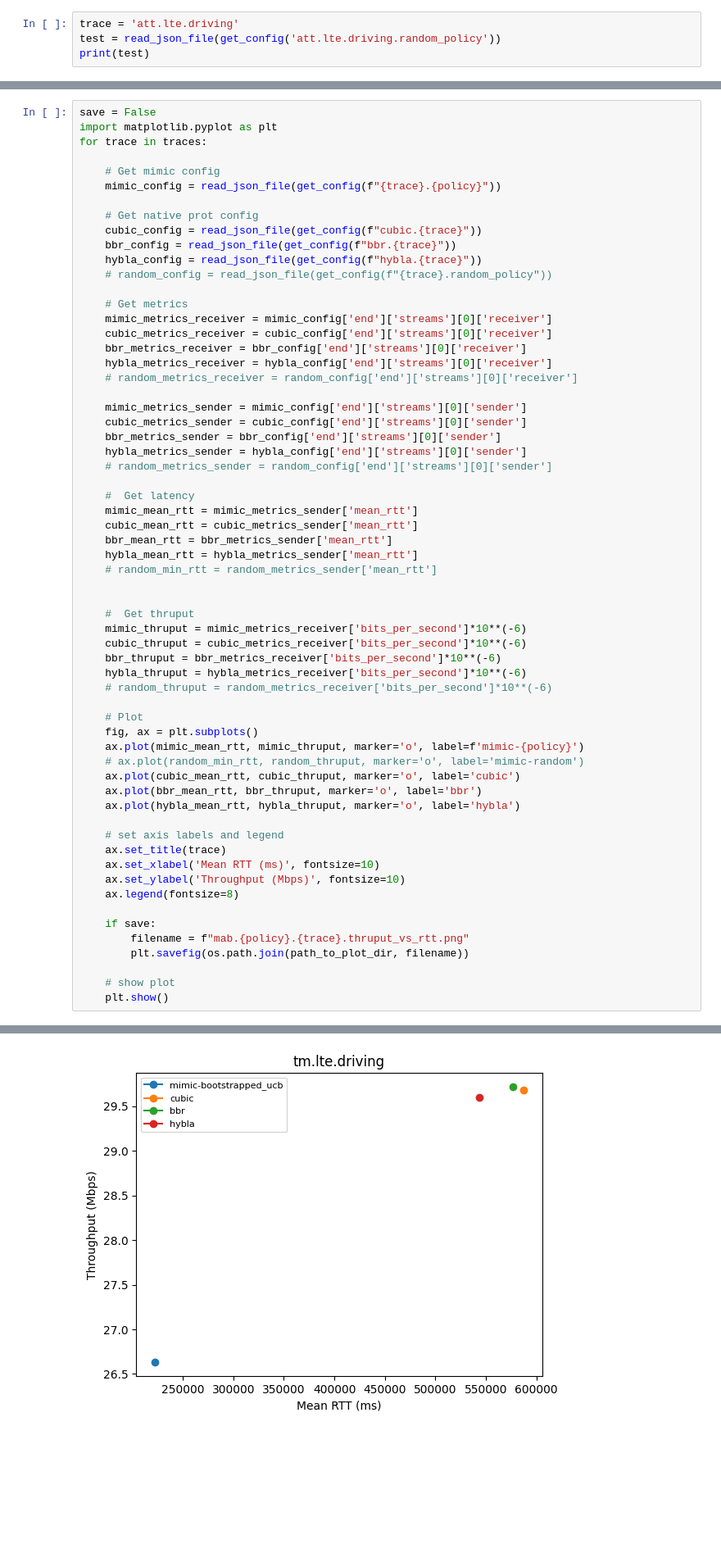
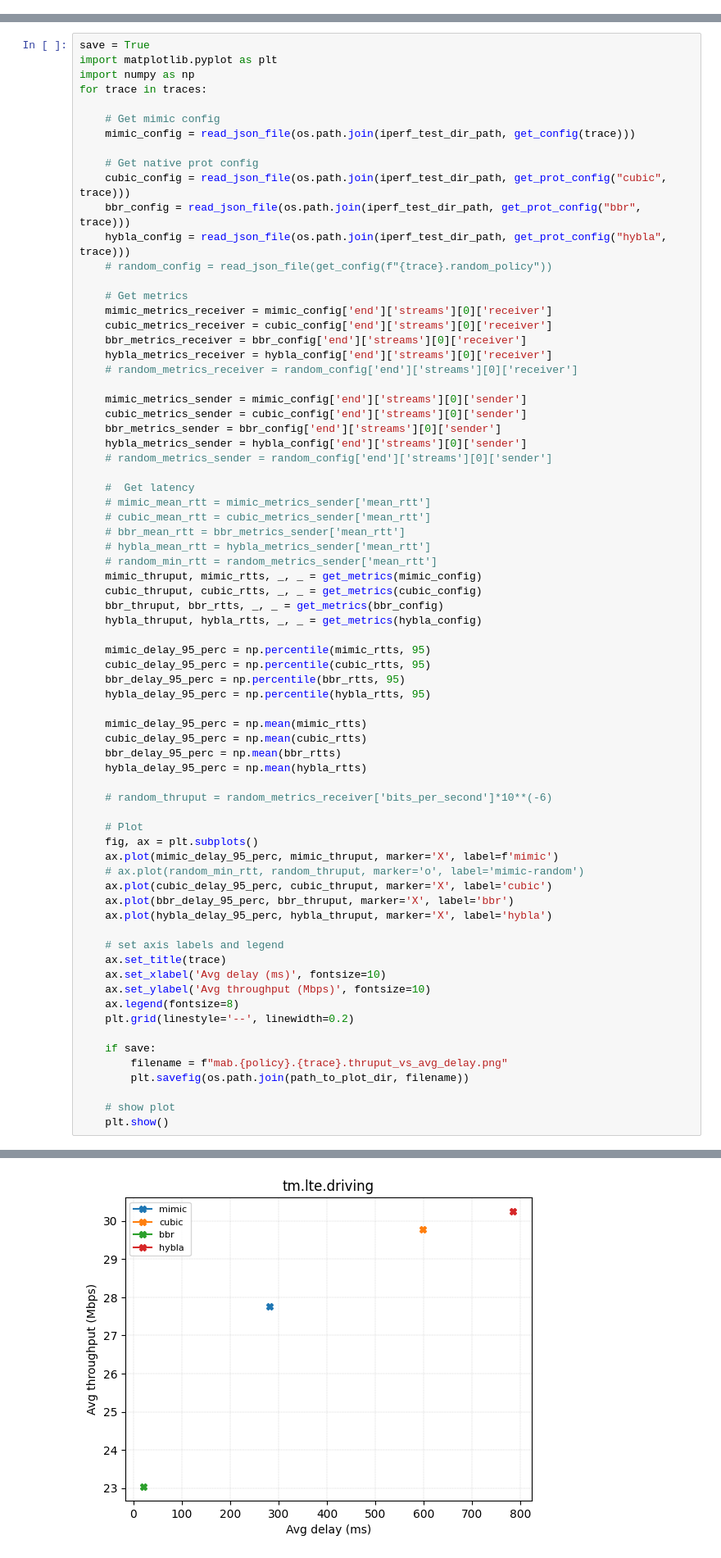
Before and after one commit to lorepap/mutant, a Jupyter notebook: analysis/notebook/mab_latency_vs_thruput.ipynb, the cells around one changed output, grey strips where cells are left out. Shown: that part at 82% size. Saved outputs shown, nothing was run; the diff lists cells and outputs as text; blank space fills up the shorter version.

Commit message:
plot update

```diff
--- a/analysis/notebook/mab_latency_vs_thruput.ipynb
+++ b/analysis/notebook/mab_latency_vs_thruput.ipynb
@@ -81,4 +183,0 @@ def get_config(tag):
-# %%
-trace = 'att.lte.driving'
-test = read_json_file(get_config('att.lte.driving.random_policy'))
-print(test)
@@ -88,15 +184,16 @@ print(test)
 # %%
-save = False
+save = True
 import matplotlib.pyplot as plt
+import numpy as np
 for trace in traces:
 
     # Get mimic config
-    mimic_config = read_json_file(get_config(f"{trace}.{policy}"))
+    mimic_config = read_json_file(os.path.join(iperf_test_dir_path, get_config(trace)))
 
     # Get native prot config
-    cubic_config = read_json_file(get_config(f"cubic.{trace}"))
-    bbr_config = read_json_file(get_config(f"bbr.{trace}"))
-    hybla_config = read_json_file(get_config(f"hybla.{trace}"))
+    cubic_config = read_json_file(os.path.join(iperf_test_dir_path, get_prot_config("cubic", trace)))
+    bbr_config = read_json_file(os.path.join(iperf_test_dir_path, get_prot_config("bbr", trace)))
+    hybla_config = read_json_file(os.path.join(iperf_test_dir_path, get_prot_config("hybla", trace)))
     # random_config = read_json_file(get_config(f"{trace}.random_policy"))
 
     # Get metrics
@@ -113,36 +210,45 @@ for trace in traces:
     # random_metrics_sender = random_config['end']['streams'][0]['sender']
 
     #  Get latency
-    mimic_mean_rtt = mimic_metrics_sender['mean_rtt']
-    cubic_mean_rtt = cubic_metrics_sender['mean_rtt']
-    bbr_mean_rtt = bbr_metrics_sender['mean_rtt']
-    hybla_mean_rtt = hybla_metrics_sender['mean_rtt']
+    # mimic_mean_rtt = mimic_metrics_sender['mean_rtt']
+    # cubic_mean_rtt = cubic_metrics_sender['mean_rtt']
+    # bbr_mean_rtt = bbr_metrics_sender['mean_rtt']
+    # hybla_mean_rtt = hybla_metrics_sender['mean_rtt']
     # random_min_rtt = random_metrics_sender['mean_rtt']
+    mimic_thruput, mimic_rtts, _, _ = get_metrics(mimic_config)
+    cubic_thruput, cubic_rtts, _, _ = get_metrics(cubic_config)
+    bbr_thruput, bbr_rtts, _, _ = get_metrics(bbr_config)
+    hybla_thruput, hybla_rtts, _, _ = get_metrics(hybla_config)
 
+    mimic_delay_95_perc = np.percentile(mimic_rtts, 95)
+    cubic_delay_95_perc = np.percentile(cubic_rtts, 95)
+    bbr_delay_95_perc = np.percentile(bbr_rtts, 95)
+    hybla_delay_95_perc = np.percentile(hybla_rtts, 95)
 
-    #  Get thruput
-    mimic_thruput = mimic_metrics_receiver['bits_per_second']*10**(-6)
-    cubic_thruput = cubic_metrics_receiver['bits_per_second']*10**(-6)
-    bbr_thruput = bbr_metrics_receiver['bits_per_second']*10**(-6)
-    hybla_thruput = hybla_metrics_receiver['bits_per_second']*10**(-6)
+    mimic_delay_95_perc = np.mean(mimic_rtts)
+    cubic_delay_95_perc = np.mean(cubic_rtts)
+    bbr_delay_95_perc = np.mean(bbr_rtts)
+    hybla_delay_95_perc = np.mean(hybla_rtts)
+
     # random_thruput = random_metrics_receiver['bits_per_second']*10**(-6)
 
     # Plot
     fig, ax = plt.subplots()
-    ax.plot(mimic_mean_rtt, mimic_thruput, marker='o', label=f'mimic-{policy}')
+    ax.plot(mimic_delay_95_perc, mimic_thruput, marker='X', label=f'mimic')
     # ax.plot(random_min_rtt, random_thruput, marker='o', label='mimic-random')
-    ax.plot(cubic_mean_rtt, cubic_thruput, marker='o', label='cubic')
-    ax.plot(bbr_mean_rtt, bbr_thruput, marker='o', label='bbr')
-    ax.plot(hybla_mean_rtt, hybla_thruput, marker='o', label='hybla')
+    ax.plot(cubic_delay_95_perc, cubic_thruput, marker='X', label='cubic')
+    ax.plot(bbr_delay_95_perc, bbr_thruput, marker='X', label='bbr')
+    ax.plot(hybla_delay_95_perc, hybla_thruput, marker='X', label='hybla')
 
     # set axis labels and legend
     ax.set_title(trace)
-    ax.set_xlabel('Mean RTT (ms)', fontsize=10)
-    ax.set_ylabel('Throughput (Mbps)', fontsize=10)
+    ax.set_xlabel('Avg delay (ms)', fontsize=10)
+    ax.set_ylabel('Avg throughput (Mbps)', fontsize=10)
     ax.legend(fontsize=8)
+    plt.grid(linestyle='--', linewidth=0.2)
 
     if save:
-        filename = f"mab.{policy}.{trace}.thruput_vs_rtt.png"
+        filename = f"mab.{policy}.{trace}.thruput_vs_avg_delay.png"
         plt.savefig(os.path.join(path_to_plot_dir, filename))
 
     # show plot
@@ -165 +259 @@ for trace in traces:
-[figure, old version]
+[figure, new version]
```
Also changed, not shown: parts of 6 cells of this notebook, 1 other file.
